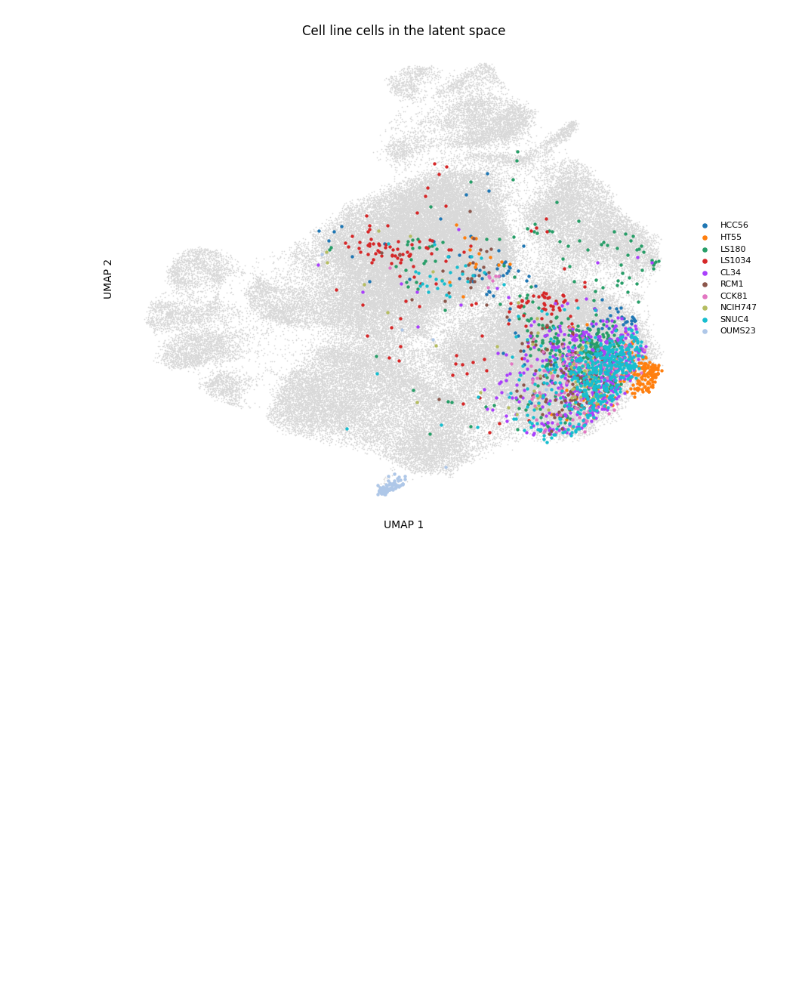
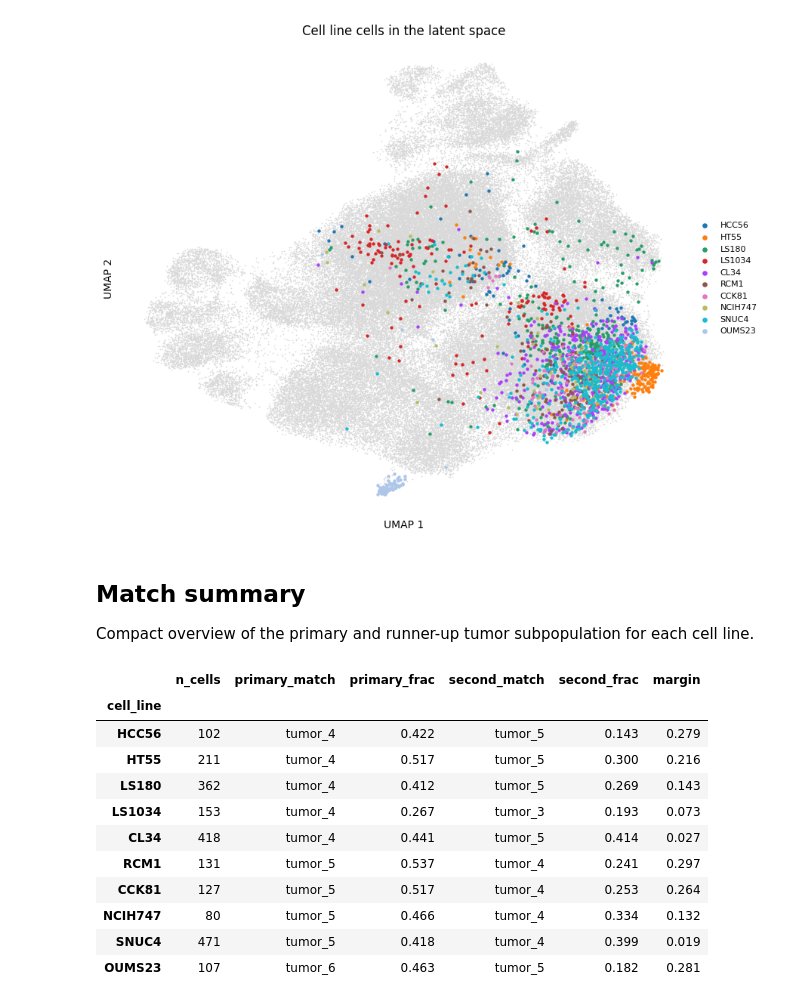
Before and after one commit to markus-rikow/scMapping, a Jupyter notebook: notebooks/4_biological_plausibility/2_candidate_matching.ipynb, the cells around one changed output. Cells and saved outputs as stored; diff of their text form; code cells hidden in the pictures; blank space fills up the shorter version.

```diff
--- a/notebooks/4_biological_plausibility/2_candidate_matching.ipynb
+++ b/notebooks/4_biological_plausibility/2_candidate_matching.ipynb
@@ -255,3 +258,26 @@ plt.show()
 # %% [output]
 [figure]
 [figure]
+# %% [markdown]
+## Match summary
+
+Compact overview of the primary and runner-up tumor subpopulation for
+each cell line.
+# %%
+match_summary = line_matches[
+    ["n_cells", "primary_match", "primary_frac", "second_match", "second_frac", "margin"]
+].copy()
+match_summary.round(3)
+# %% [output]
+|  | n_cells | primary_match | primary_frac | second_match | second_frac | margin |
+| cell_line |  |  |  |  |  |  |
+| HCC56 | 102 | tumor_4 | 0.422 | tumor_5 | 0.143 | 0.279 |
+| HT55 | 211 | tumor_4 | 0.517 | tumor_5 | 0.300 | 0.216 |
+| LS180 | 362 | tumor_4 | 0.412 | tumor_5 | 0.269 | 0.143 |
+| LS1034 | 153 | tumor_4 | 0.267 | tumor_3 | 0.193 | 0.073 |
+| CL34 | 418 | tumor_4 | 0.441 | tumor_5 | 0.414 | 0.027 |
+| RCM1 | 131 | tumor_5 | 0.537 | tumor_4 | 0.241 | 0.297 |
+| CCK81 | 127 | tumor_5 | 0.517 | tumor_4 | 0.253 | 0.264 |
+| NCIH747 | 80 | tumor_5 | 0.466 | tumor_4 | 0.334 | 0.132 |
+| SNUC4 | 471 | tumor_5 | 0.418 | tumor_4 | 0.399 | 0.019 |
+| OUMS23 | 107 | tumor_6 | 0.463 | tumor_5 | 0.182 | 0.281 |
```
Also changed, not shown: parts of 1 cell of this notebook, 17 other files.
